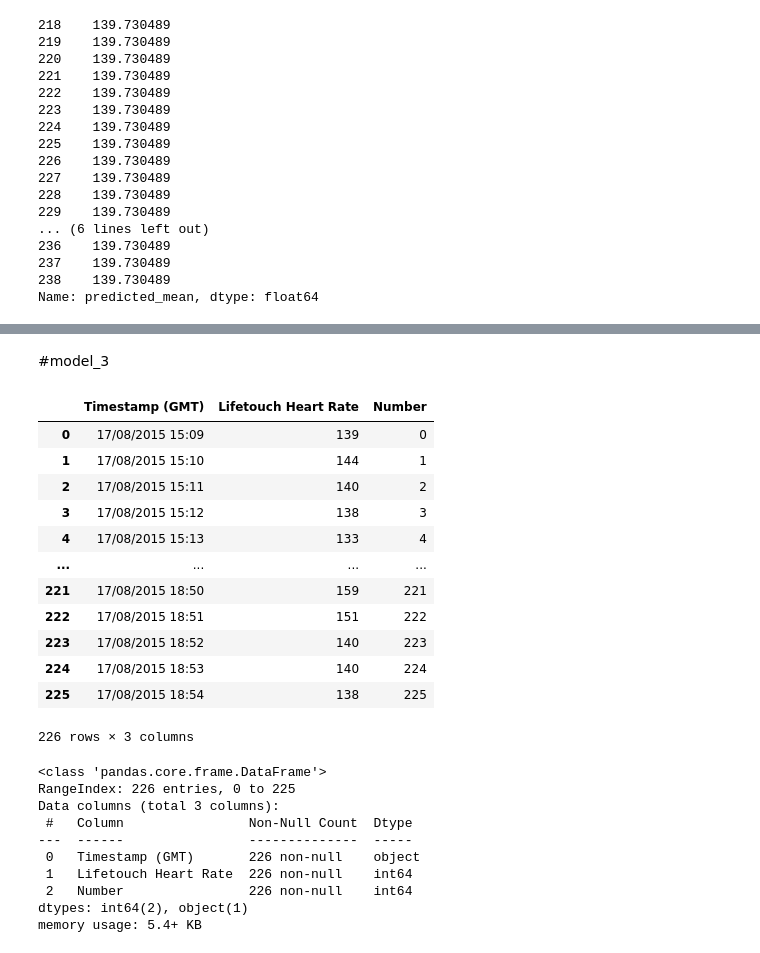
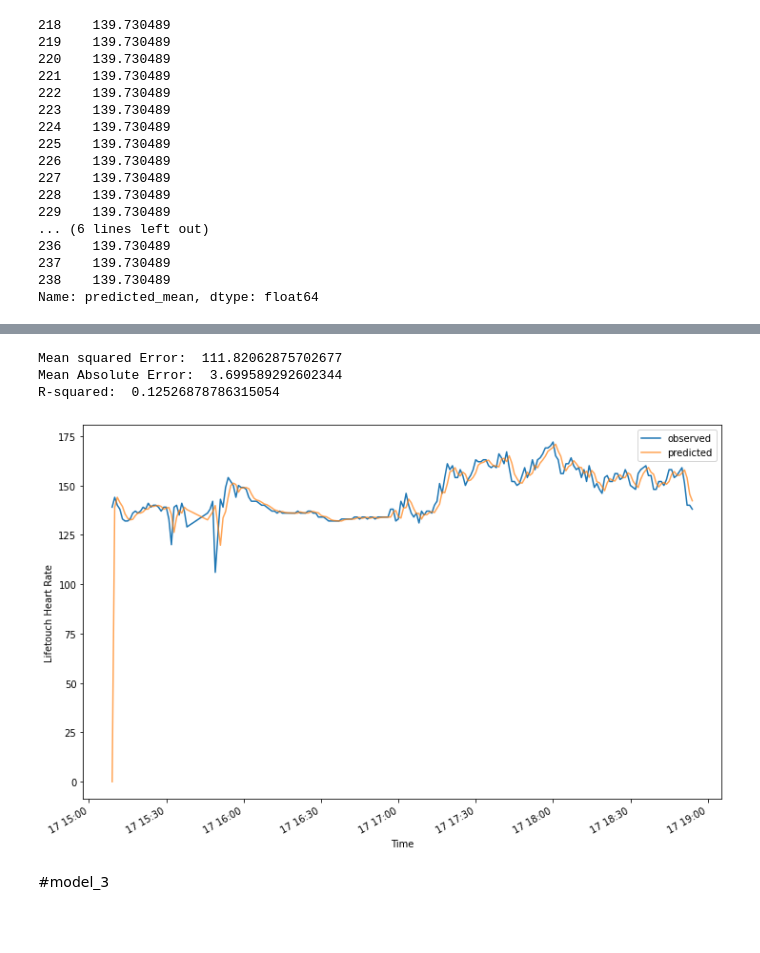
Before and after one commit to yamini542/AppliedAI_Assignments, a Jupyter notebook: AppliedAi_ass1.ipynb, the cells around one changed output, grey strips where cells are left out. Drawn from its saved outputs; the diff is of its cells as text; code cells hidden in the pictures; blank space fills up the shorter version.

```diff
--- a/AppliedAi_ass1.ipynb
+++ b/AppliedAi_ass1.ipynb
@@ -401,2 +514,30 @@ df1
+# %%
+preds_2= mode_2.predict(start=pd.to_datetime('2015-08-17 15:09:00'), dynamic=False)
+#print(f'Mean Squared Error: {(mean_squared_error(train_data, preds_2), 2)}')
+Sarimax_mse = mean_squared_error(train_data, preds_2)
+print("Mean squared Error: ", Sarimax_mse)
+
+Sarimax_mae = mean_absolute_error(train_data, preds_2)
+print("Mean Absolute Error: ", Sarimax_mae)
+
+# calculate the R-squared score
+Sarimax_r2 = r2_score(train_data, preds_2)
+print("R-squared: ", Sarimax_r2)
+# %% [output]
+Mean squared Error:  111.82062875702677
+Mean Absolute Error:  3.699589292602344
+R-squared:  0.12526878786315054
+# %%
+# plot observations and predictions
+ax = df1['2015-08-17 15:09:00':]['Lifetouch Heart Rate'].plot(label='observed', figsize=(12, 8))
+preds_2.plot(ax=ax, label='predicted', alpha=.7)
+
+ax.set_xlabel('Time')
+ax.set_ylabel('Lifetouch Heart Rate')
+plt.legend()
+
+plt.show()
+# %% [output]
+[figure, added]
 # %% [markdown]
 #model_3
@@ -408,29 +543,0 @@ df2['Number'] = list(range(0, len(df2['Timestamp (GMT)'])))
-# %%
-df2
-# %% [output]
-|  | Timestamp (GMT) | Lifetouch Heart Rate | Number |
-| 0 | 17/08/2015 15:09 | 139 | 0 |
-| 1 | 17/08/2015 15:10 | 144 | 1 |
-| 2 | 17/08/2015 15:11 | 140 | 2 |
-| 3 | 17/08/2015 15:12 | 138 | 3 |
-| 4 | 17/08/2015 15:13 | 133 | 4 |
-| ... | ... | ... | ... |
-| 221 | 17/08/2015 18:50 | 159 | 221 |
-| 222 | 17/08/2015 18:51 | 151 | 222 |
-| 223 | 17/08/2015 18:52 | 140 | 223 |
-| 224 | 17/08/2015 18:53 | 140 | 224 |
-| 225 | 17/08/2015 18:54 | 138 | 225 |
-226 rows × 3 columns
-# %%
-df2.info()
-# %% [output]
-<class 'pandas.core.frame.DataFrame'>
-RangeIndex: 226 entries, 0 to 225
-Data columns (total 3 columns):
- #   Column                Non-Null Count  Dtype
----  ------                --------------  -----
- 0   Timestamp (GMT)       226 non-null    object
- 1   Lifetouch Heart Rate  226 non-null    int64
- 2   Number                226 non-null    int64
-dtypes: int64(2), object(1)
-memory usage: 5.4+ KB
```
Also changed, not shown: parts of 47 cells of this notebook.
